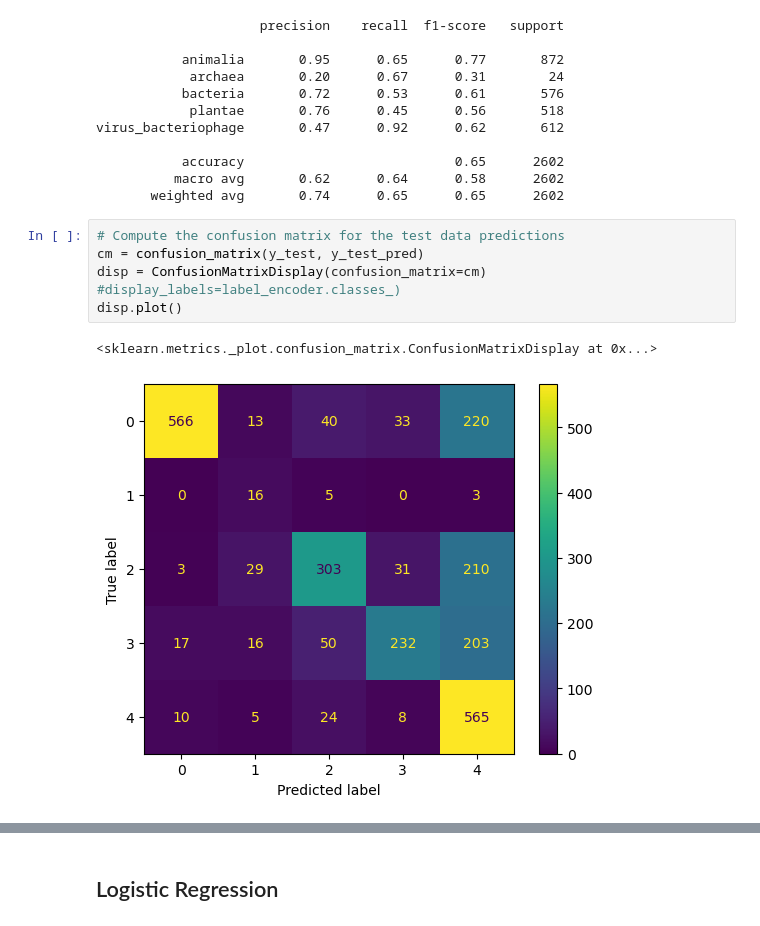
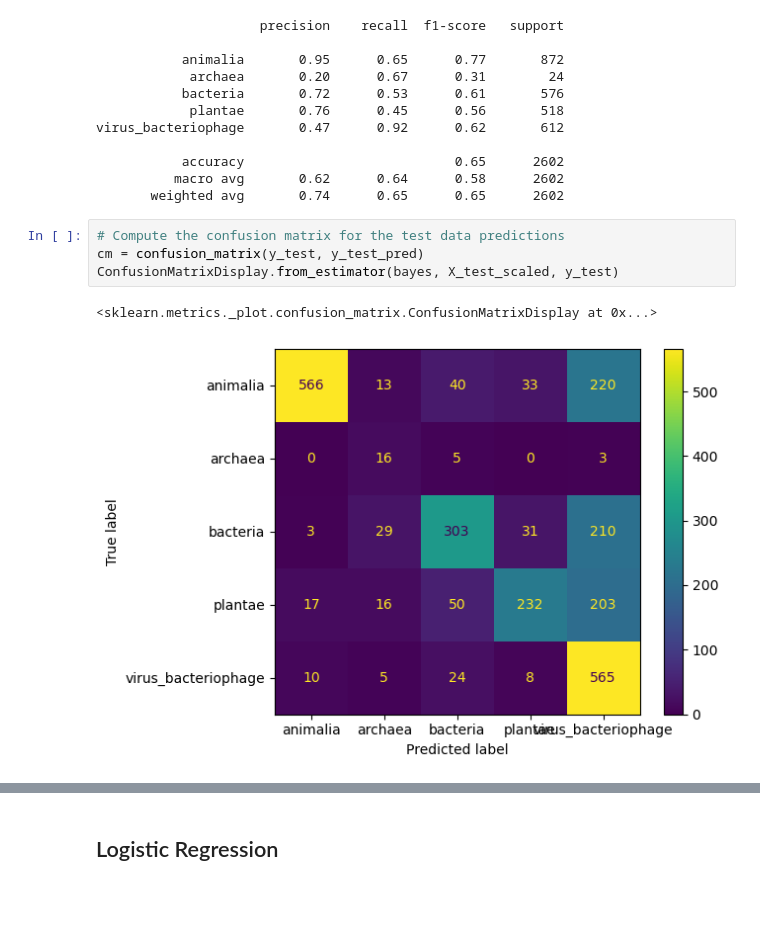
Before and after one commit to PierPompilii/Codon-Kingdom-Classifier, a Jupyter notebook: notebooks/03-modelling.ipynb, the cells around one changed output, grey strips where cells are left out. Saved outputs shown, nothing was run; the diff lists cells and outputs as text; blank space fills up the shorter version.

```diff
--- a/notebooks/03-modelling.ipynb
+++ b/notebooks/03-modelling.ipynb
@@ -129,9 +129,8 @@ virus_bacteriophage       0.47      0.92      0.62       612
 # %%
 # Compute the confusion matrix for the test data predictions
 cm = confusion_matrix(y_test, y_test_pred)
-disp = ConfusionMatrixDisplay(confusion_matrix=cm) #display_labels=label_encoder.classes_)
-disp.plot()
+ConfusionMatrixDisplay.from_estimator(bayes, X_test_scaled, y_test)
 # %% [output]
 <sklearn.metrics._plot.confusion_matrix.ConfusionMatrixDisplay at 0x...>
-[figure, old version]
+[figure, new version]
 # %% [markdown]
```
Also changed, not shown: parts of 65 cells of this notebook, 6 other files.
